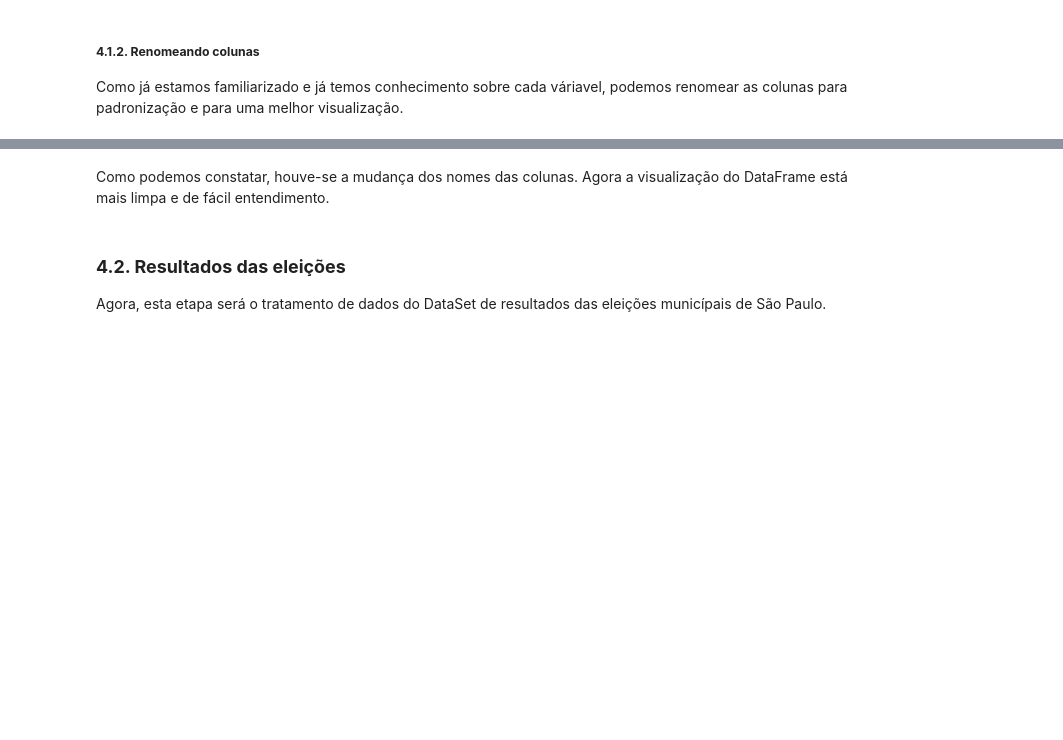
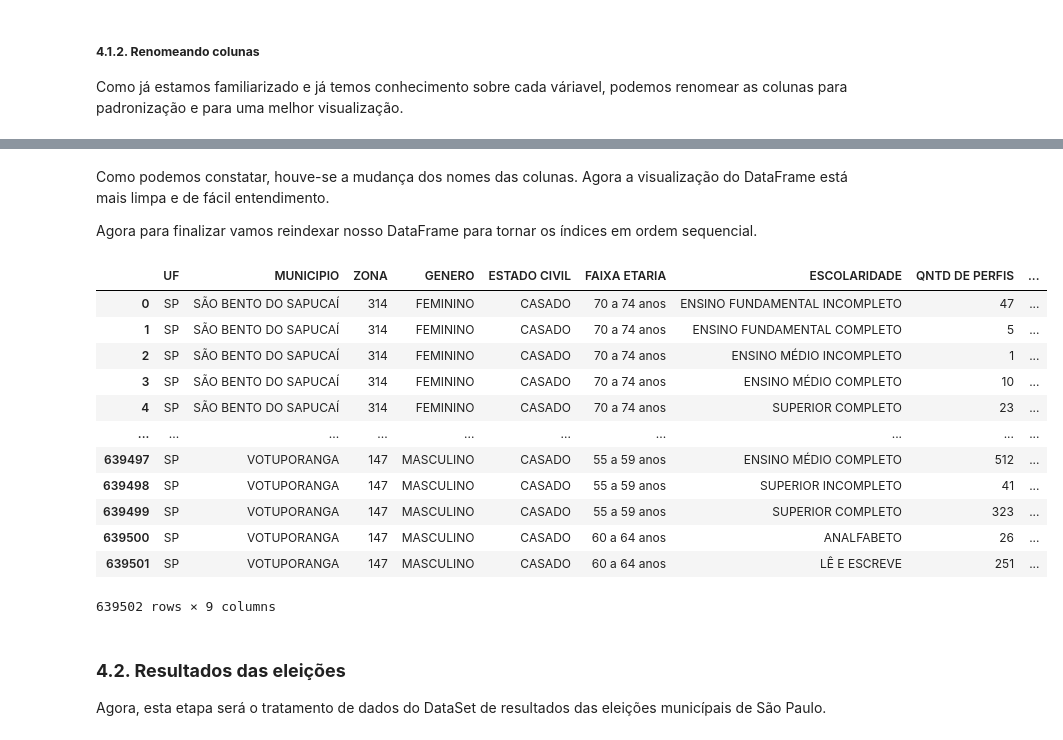
Before and after one commit to gideoni-santos/desafio-RenovaBR, a Jupyter notebook: relatorio.ipynb, the cells around one changed output, grey strips where cells are left out. Saved outputs shown, nothing was run; the diff lists cells and outputs as text; code cells hidden in the pictures; blank space fills up the shorter version.

```diff
--- a/relatorio.ipynb
+++ b/relatorio.ipynb
@@ -662,6 +662,25 @@ eleitorado_clean_sp.sample(5)
 | 391737 | SP | SANTA RITA DO PASSA QUATRO | 116 | FEMININO | SOLTEIRO | 25 a 29 anos | ENSINO FUNDAMENTAL INCOMPLETO | 36 | ... |
 # %% [markdown]
 Como podemos constatar, houve-se a mudança dos nomes das colunas. Agora a visualização do DataFrame está mais limpa e de fácil entendimento.
+
+Agora para finalizar vamos reindexar nosso DataFrame para tornar os índices em ordem sequencial.
+# %%
+#Reindexando os indices
+eleitorado_clean_sp.reset_index(drop=True)
+# %% [output]
+|  | UF | MUNICIPIO | ZONA | GENERO | ESTADO CIVIL | FAIXA ETARIA | ESCOLARIDADE | QNTD DE PERFIS | ... |
+| 0 | SP | SÃO BENTO DO SAPUCAÍ | 314 | FEMININO | CASADO | 70 a 74 anos | ENSINO FUNDAMENTAL INCOMPLETO | 47 | ... |
+| 1 | SP | SÃO BENTO DO SAPUCAÍ | 314 | FEMININO | CASADO | 70 a 74 anos | ENSINO FUNDAMENTAL COMPLETO | 5 | ... |
+| 2 | SP | SÃO BENTO DO SAPUCAÍ | 314 | FEMININO | CASADO | 70 a 74 anos | ENSINO MÉDIO INCOMPLETO | 1 | ... |
+| 3 | SP | SÃO BENTO DO SAPUCAÍ | 314 | FEMININO | CASADO | 70 a 74 anos | ENSINO MÉDIO COMPLETO | 10 | ... |
+| 4 | SP | SÃO BENTO DO SAPUCAÍ | 314 | FEMININO | CASADO | 70 a 74 anos | SUPERIOR COMPLETO | 23 | ... |
+| ... | ... | ... | ... | ... | ... | ... | ... | ... | ... |
+| 639497 | SP | VOTUPORANGA | 147 | MASCULINO | CASADO | 55 a 59 anos | ENSINO MÉDIO COMPLETO | 512 | ... |
+| 639498 | SP | VOTUPORANGA | 147 | MASCULINO | CASADO | 55 a 59 anos | SUPERIOR INCOMPLETO | 41 | ... |
+| 639499 | SP | VOTUPORANGA | 147 | MASCULINO | CASADO | 55 a 59 anos | SUPERIOR COMPLETO | 323 | ... |
+| 639500 | SP | VOTUPORANGA | 147 | MASCULINO | CASADO | 60 a 64 anos | ANALFABETO | 26 | ... |
+| 639501 | SP | VOTUPORANGA | 147 | MASCULINO | CASADO | 60 a 64 anos | LÊ E ESCREVE | 251 | ... |
+639502 rows × 9 columns
 # %% [markdown]
 ### **4.2. Resultados das eleições**
 
```
Also changed, not shown: parts of 4 cells of this notebook.
